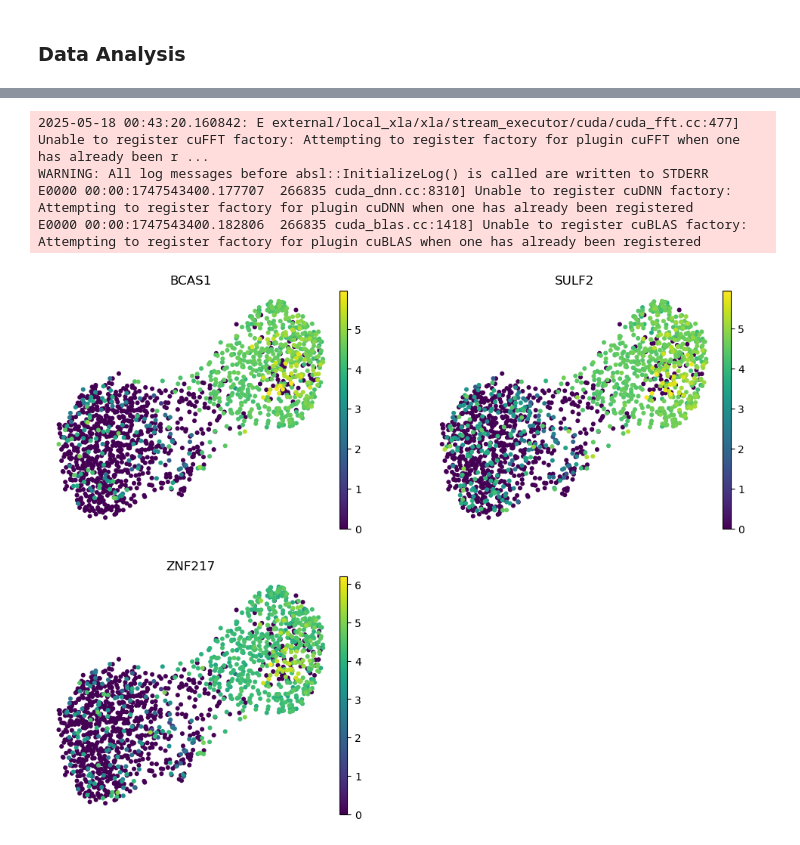
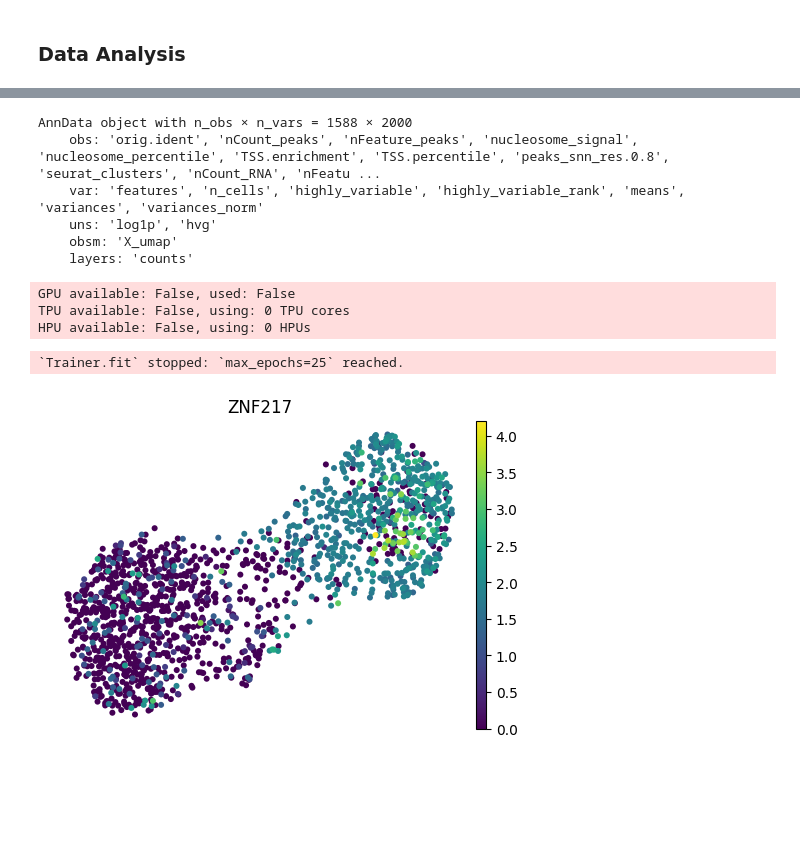
Before and after one commit to wcjohnchen/single_cell, a Jupyter notebook: src/analyze_data_sc_ATACSeq.ipynb, the cells around one changed output, grey strips where cells are left out. Drawn from its saved outputs; the diff is of its cells as text; code cells hidden in the pictures; blank space fills up the shorter version.

```diff
--- a/src/analyze_data_sc_ATACSeq.ipynb
+++ b/src/analyze_data_sc_ATACSeq.ipynb
@@ -45,9 +37,35 @@ AnnData object with n_obs × n_vars = 1589 × 2000
 # %%
-######################################################## clustering
-sc.pp.neighbors(dat1, n_neighbors=10)
-sc.tl.leiden(dat1, resolution=0.01)
+######################################################## normalize data
+dat1.layers['counts'] = dat1.X.copy()
+sc.pp.normalize_total(dat1, target_sum = 10000)
+sc.pp.log1p(dat1)
+dat1.raw = dat1
+
+######################################################## identify high variable genes (HVGs)
+sc.pp.highly_variable_genes(dat1, n_top_genes = 2000, subset = True, flavor = 'seurat_v3')
+
+dat1.var.to_csv("scatacseq_HVG.csv",index=False)
+dat1
 # %% [output]
-2025-05-18 00:43:20.160842: E external/local_xla/xla/stream_executor/cuda/cuda_fft.cc:477] Unable to register cuFFT factory: Attempting to register factory for plugin cuFFT when one has already been r ...
-WARNING: All log messages before absl::InitializeLog() is called are written to STDERR
-E0000 00:00:1747543400.177707  266835 cuda_dnn.cc:8310] Unable to register cuDNN factory: Attempting to register factory for plugin cuDNN when one has already been registered
-E0000 00:00:1747543400.182806  266835 cuda_blas.cc:1418] Unable to register cuBLAS factory: Attempting to register factory for plugin cuBLAS when one has already been registered
+AnnData object with n_obs × n_vars = 1588 × 2000
+    obs: 'orig.ident', 'nCount_peaks', 'nFeature_peaks', 'nucleosome_signal', 'nucleosome_percentile', 'TSS.enrichment', 'TSS.percentile', 'peaks_snn_res.0.8', 'seurat_clusters', 'nCount_RNA', 'nFeatu ...
+    var: 'features', 'n_cells', 'highly_variable', 'highly_variable_rank', 'means', 'variances', 'variances_norm'
+    uns: 'log1p', 'hvg'
+    obsm: 'X_umap'
+    layers: 'counts'
+# %%
+######################################################## set up and train a scVI model: set up model, initialize model, train model
+scvi.model.SCVI.setup_anndata(dat1, layer = 'counts')
+vae = scvi.model.SCVI(dat1)
+vae.train(max_epochs=25)
+
+######################################################## compute latent representation
+vae.get_latent_representation().shape
+dat1.obsm['X_scVI'] = vae.get_latent_representation()
+dat1.layers['scvi_normalized'] = vae.get_normalized_expression(library_size=10000)
+sc.pp.neighbors(dat1, use_rep='X_scVI') ### build a KNN graph using latent representation
+# %% [output]
+GPU available: False, used: False
+TPU available: False, using: 0 TPU cores
+HPU available: False, using: 0 HPUs
+`Trainer.fit` stopped: `max_epochs=25` reached.
@@ -54,14 +74,11 @@ E0000 00:00:1747543400.182806  266835 cuda_blas.cc:1418] Unable to register cuBL
 # %%
-######################################################## plot biomarker genes
-fig, axs = plt.subplots(2,2, figsize=(12,9))
-
-sc.pl.umap(dat1, color = ['BCAS1'], frameon = False, ax=axs[0,0], show=False)
-sc.pl.umap(dat1, color = ['SULF2'], frameon = False, ax=axs[0,1], show=False)
-sc.pl.umap(dat1, color = ['ZNF217'], frameon = False, ax=axs[1,0], show=False)
-plt.delaxes(axs[1,1])
-plt.savefig('biomarkers_scatacseq.png')
+######################################################## plot biomarker gene
+fig, ax = plt.subplots(1, 1, figsize=(6, 4))
+sc.pl.umap(dat1, color=['ZNF217'], frameon=False, ax=ax, show=False) ### visualize with UMAP
+plt.savefig('biomarkers_scratacseq.png')
+plt.show()
 # %% [output]
-[figure, old version]
+[figure, new version]
 # %%
 ######################################################## highly variable genes, expression profile
 dat100 = dat1[:, dat1.var['highly_variable_rank'] < 50]
```
Also changed, not shown: parts of 6 cells of this notebook.
